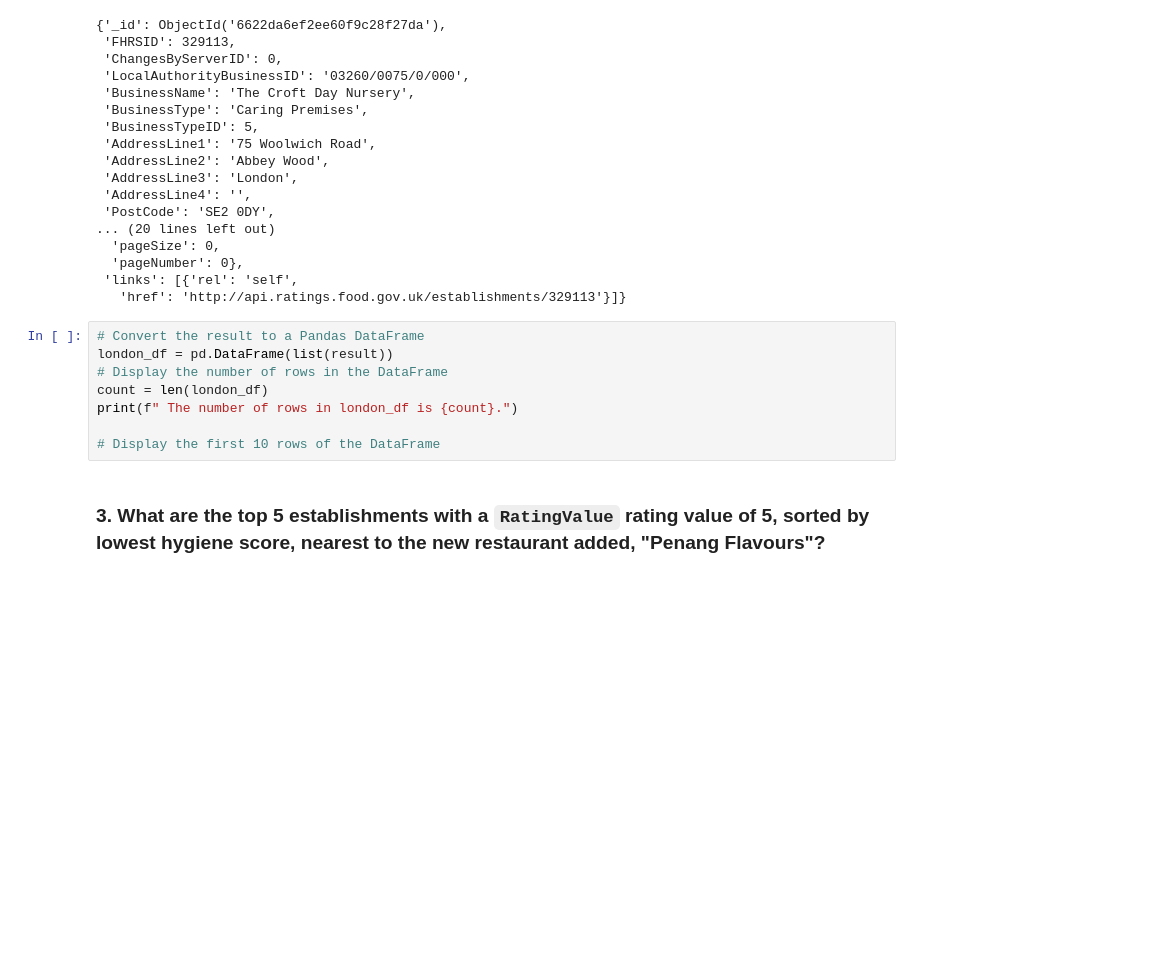
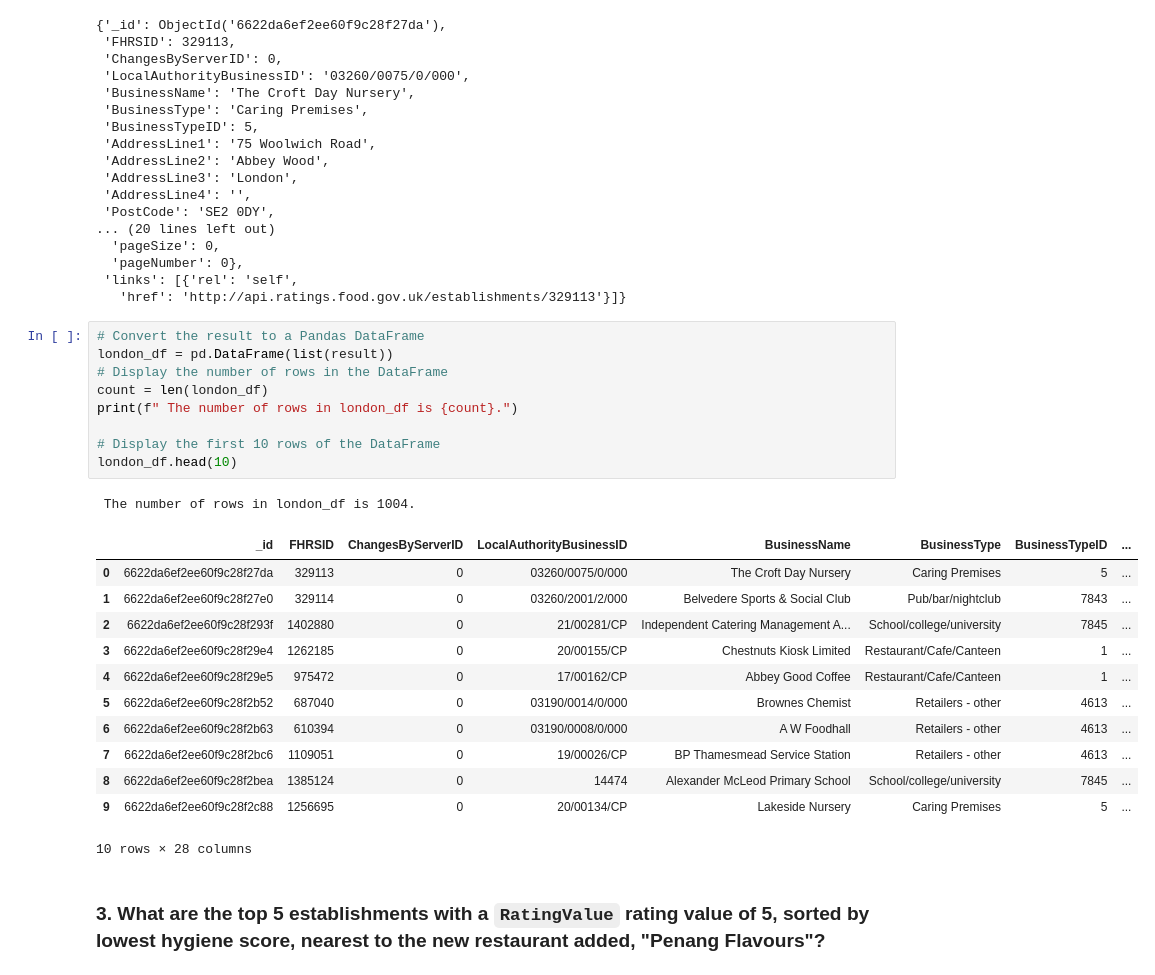
Before and after one commit to moonsunkey/nosql-challenge, a Jupyter notebook: NoSQL_analysis.ipynb, the cells around one changed output. Saved outputs shown, nothing was run; the diff lists cells and outputs as text; blank space fills up the shorter version.

```diff
--- a/NoSQL_analysis.ipynb
+++ b/NoSQL_analysis.ipynb
@@ -119,10 +119,25 @@ establishments.find_one(query)
 # %%
 # Convert the result to a Pandas DataFrame
 london_df = pd.DataFrame(list(result))
 # Display the number of rows in the DataFrame
 count = len(london_df)
 print(f" The number of rows in london_df is {count}.")
 
 # Display the first 10 rows of the DataFrame
+london_df.head(10)
+# %% [output]
+ The number of rows in london_df is 1004.
+|  | _id | FHRSID | ChangesByServerID | LocalAuthorityBusinessID | BusinessName | BusinessType | BusinessTypeID | ... |
+| 0 | 6622da6ef2ee60f9c28f27da | 329113 | 0 | 03260/0075/0/000 | The Croft Day Nursery | Caring Premises | 5 | ... |
+| 1 | 6622da6ef2ee60f9c28f27e0 | 329114 | 0 | 03260/2001/2/000 | Belvedere Sports & Social Club | Pub/bar/nightclub | 7843 | ... |
+| 2 | 6622da6ef2ee60f9c28f293f | 1402880 | 0 | 21/00281/CP | Independent Catering Management A... | School/college/university | 7845 | ... |
+| 3 | 6622da6ef2ee60f9c28f29e4 | 1262185 | 0 | 20/00155/CP | Chestnuts Kiosk Limited | Restaurant/Cafe/Canteen | 1 | ... |
+| 4 | 6622da6ef2ee60f9c28f29e5 | 975472 | 0 | 17/00162/CP | Abbey Good Coffee | Restaurant/Cafe/Canteen | 1 | ... |
+| 5 | 6622da6ef2ee60f9c28f2b52 | 687040 | 0 | 03190/0014/0/000 | Brownes Chemist | Retailers - other | 4613 | ... |
+| 6 | 6622da6ef2ee60f9c28f2b63 | 610394 | 0 | 03190/0008/0/000 | A W Foodhall | Retailers - other | 4613 | ... |
+| 7 | 6622da6ef2ee60f9c28f2bc6 | 1109051 | 0 | 19/00026/CP | BP Thamesmead Service Station | Retailers - other | 4613 | ... |
+| 8 | 6622da6ef2ee60f9c28f2bea | 1385124 | 0 | 14474 | Alexander McLeod Primary School | School/college/university | 7845 | ... |
+| 9 | 6622da6ef2ee60f9c28f2c88 | 1256695 | 0 | 20/00134/CP | Lakeside Nursery | Caring Premises | 5 | ... |
+10 rows × 28 columns
 # %% [markdown]
 ### 3. What are the top 5 establishments with a `RatingValue` rating value of 5, sorted by lowest hygiene score, nearest to the new restaurant added, "Penang Flavours"?
```
Also changed, not shown: parts of 6 cells of this notebook.
